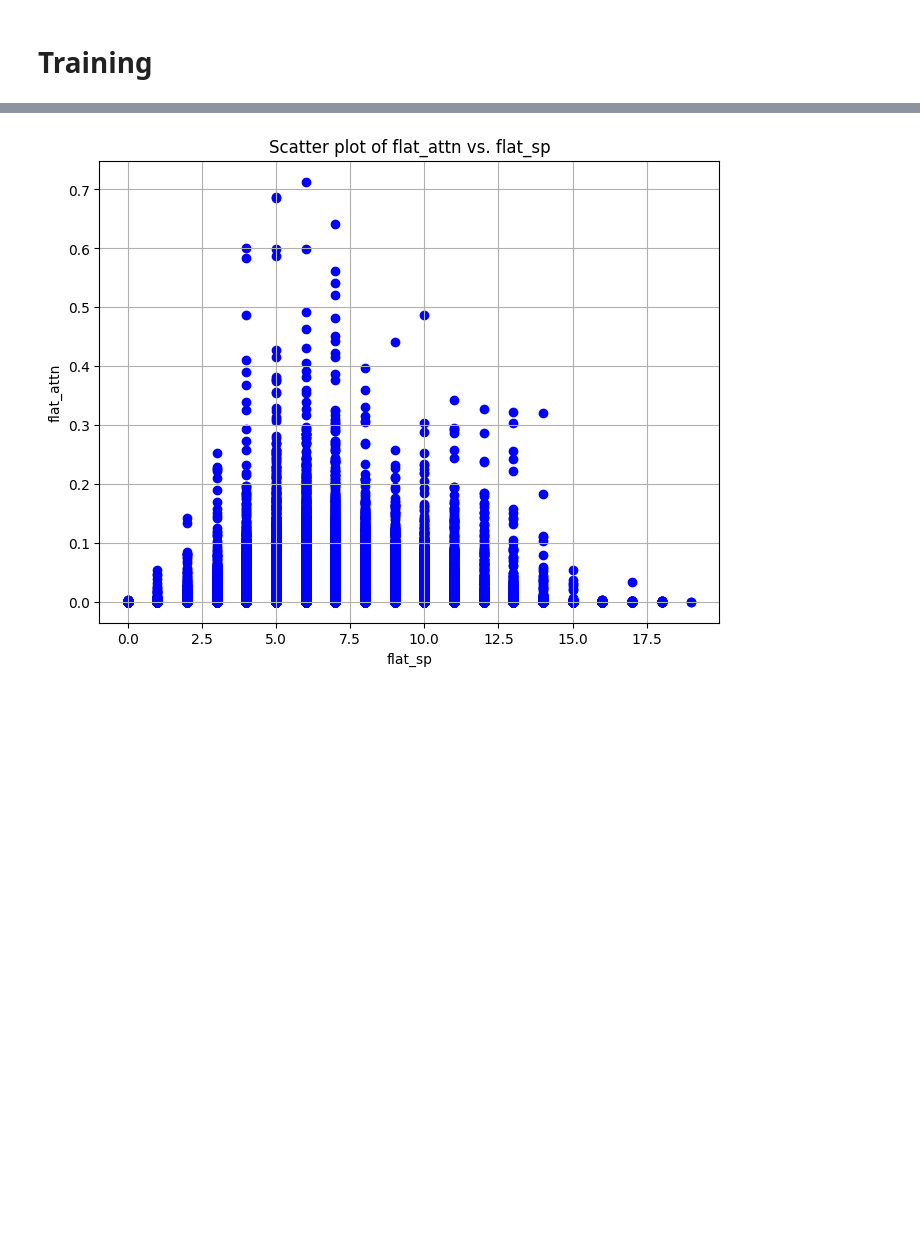
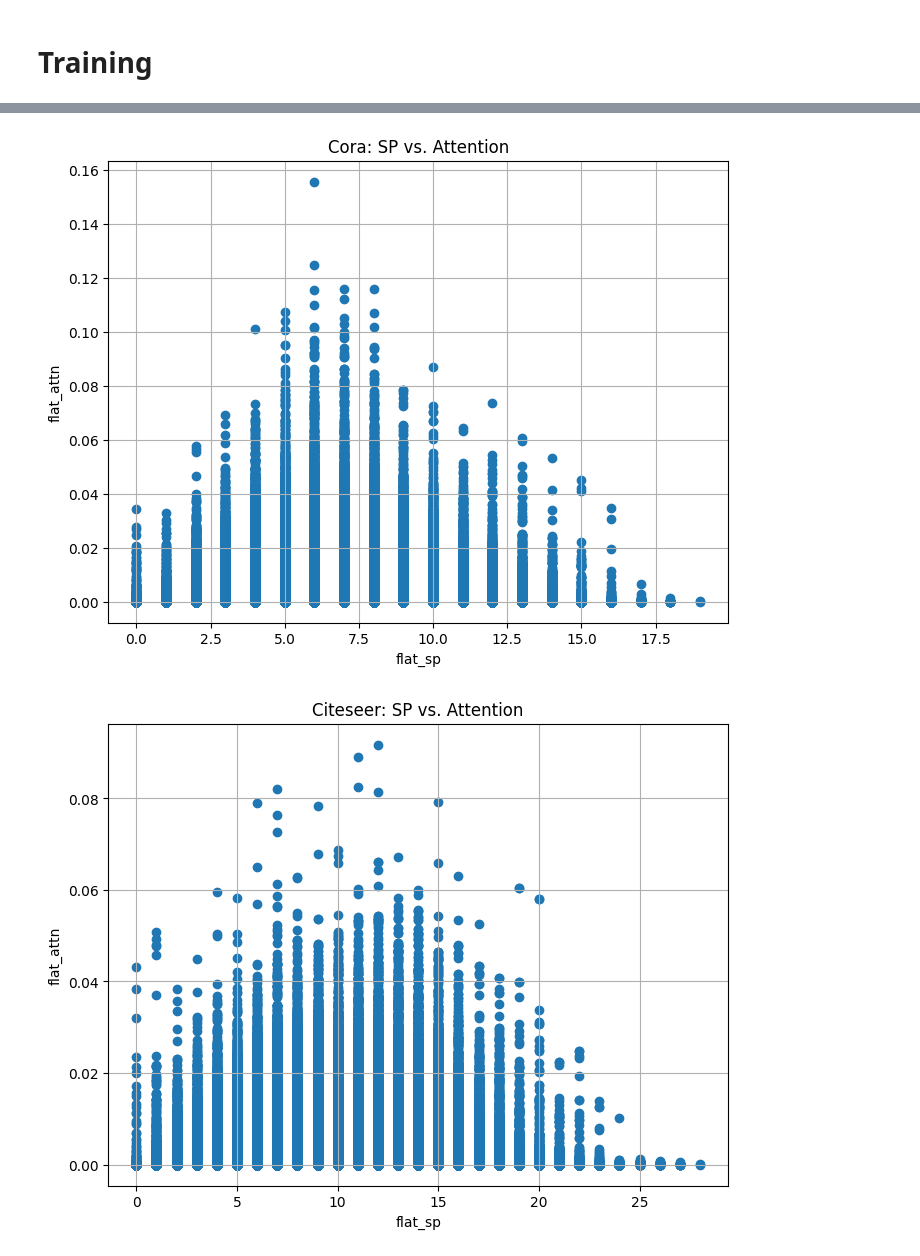
Before and after one commit to batu-el/l65_be301_dc755, a Jupyter notebook: Figure1.ipynb, the cells around one changed output, grey strips where cells are left out. Drawn from its saved outputs; the diff is of its cells as text; code cells hidden in the pictures; blank space fills up the shorter version.

```diff
--- a/Figure1.ipynb
+++ b/Figure1.ipynb
@@ -741,13 +752,16 @@ array([[0.28004393, 0.        , 0.        , ..., 0.        , 0.        ,
 # %%
+### Table 2 ###
 ### Accuracy Statistics ###
-### Table 1 ###
+pd.set_option('display.max_columns', None)
+
 all_stats_df = {}
 for data_key in all_stats:
   run_stats = all_stats[data_key]
   table1 = pd.concat({key : pd.DataFrame(run_stats[key]['accuracy']) for key in run_stats}, axis=0)
   table1_train = pd.concat({'mean': table1.mean(level=1, axis=0).loc['train_acc'], 'std':table1.std(level=1).loc['train_acc']}, axis=1)
   table1_test = pd.concat({'mean': table1.mean(level=1, axis=0).loc['test_acc'], 'std':table1.std(level=1).loc['test_acc']}, axis=1)
-  table1 = pd.concat({'Train': table1_train, 'Test': table1_test}, axis=1)
+  # table1 = pd.concat({'Train': table1_train, 'Test': table1_test}, axis=1)
+  table1 = table1_test
   all_stats_df[data_key] = table1
-pd.concat(all_stats_df, axis=1)
+pd.concat(all_stats_df, axis=1).round(2)
 # %% [output]
@@ -783,9 +773,0 @@ pd.DataFrame(Homophily_Levels)
-# %%
-### Figure 1 ###
-
-for data_key in DATASETS
-  attn = attn_weights[data_key][0].cpu().numpy()[0]
-  sp = data.dense_sp_matrix.cpu().numpy()
-  sp[sp == np.inf] = np.nan
-  adj = data.dense_adj.cpu().numpy()
-  adj + np.eye(adj.shape[0])
@@ -822,14 +837,24 @@ attn.shape
 # %%
+### Figure 2 ###
+
 import matplotlib.pyplot as plt
 import numpy as np
 
-# Creating a scatter plot
-plt.figure(figsize=(8, 6))
-plt.scatter(sp, attn, color='blue')
-plt.title('Scatter plot of flat_attn vs. flat_sp')
-plt.xlabel('flat_sp')
-plt.ylabel('flat_attn')
-plt.grid(True)
-plt.show()
+
+# data_key = 'Cora'
+metric = 'dt2_avg'
+
+# scatter plot
+for data_key in DATASETS:
+    plt.figure(figsize=(8, 6))
+    attn = all_attns[data_key][metric][0]
+    sp = DATASETS[data_key].dense_sp_matrix.cpu()
+    plt.scatter(sp, attn)
+    plt.title(f'{data_key}: SP vs. Attention')
+    plt.xlabel('flat_sp')
+    plt.ylabel('flat_attn')
+    plt.grid(True)
+    plt.show()
 # %% [output]
-[figure, old version]
+[figure, new version]
+[figure, added]
```
Also changed, not shown: parts of 21 cells of this notebook.
